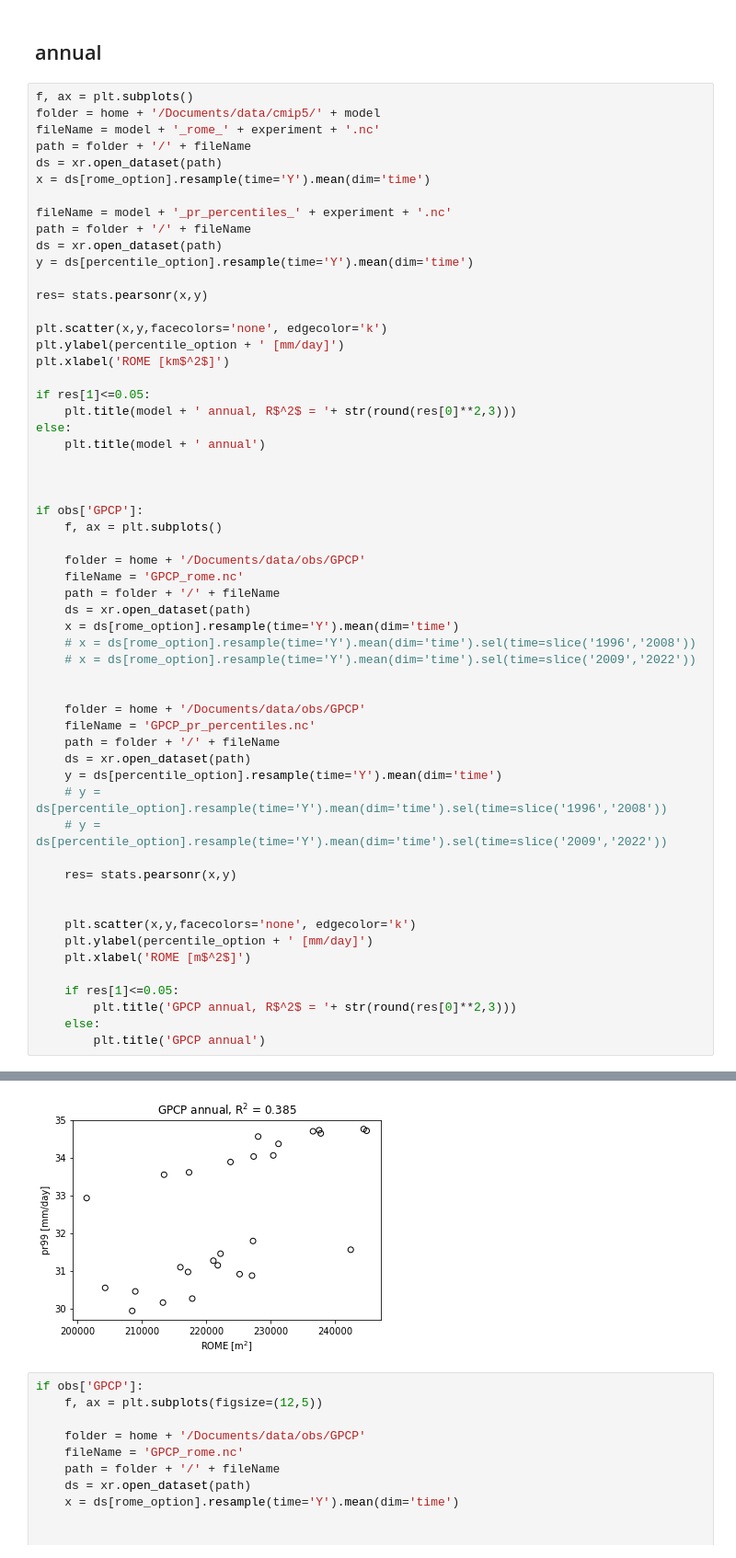
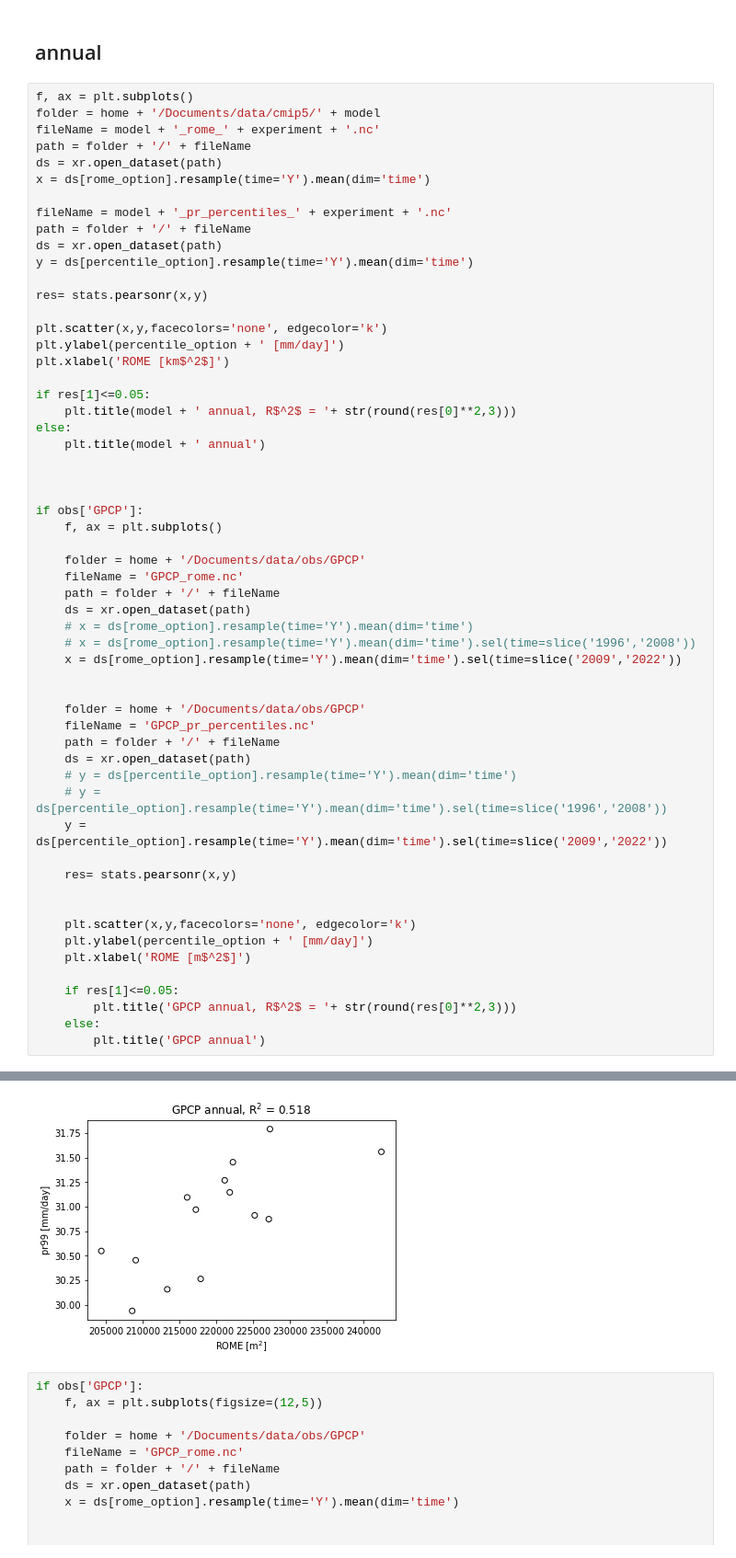
Before and after one commit to PBlackberg/phd, a Jupyter notebook: plotscripts/pr and org/prPercentile_rome.ipynb, the cells around one changed output, grey strips where cells are left out. Shown at 92% size. Cells and saved outputs as stored; diff of their text form.

```diff
--- a/plotscripts/pr and org/prPercentile_rome.ipynb
+++ b/plotscripts/pr and org/prPercentile_rome.ipynb
@@ -267,38 +267,38 @@ else:
 
 if obs['GPCP']:
     f, ax = plt.subplots()
 
     folder = home + '/Documents/data/obs/GPCP'
     fileName = 'GPCP_rome.nc'
     path = folder + '/' + fileName
     ds = xr.open_dataset(path)
-    x = ds[rome_option].resample(time='Y').mean(dim='time')
+    # x = ds[rome_option].resample(time='Y').mean(dim='time')
     # x = ds[rome_option].resample(time='Y').mean(dim='time').sel(time=slice('1996','2008'))
-    # x = ds[rome_option].resample(time='Y').mean(dim='time').sel(time=slice('2009','2022'))
+    x = ds[rome_option].resample(time='Y').mean(dim='time').sel(time=slice('2009','2022'))
 
 
     folder = home + '/Documents/data/obs/GPCP'
     fileName = 'GPCP_pr_percentiles.nc'
     path = folder + '/' + fileName
     ds = xr.open_dataset(path)
-    y = ds[percentile_option].resample(time='Y').mean(dim='time')
+    # y = ds[percentile_option].resample(time='Y').mean(dim='time')
     # y = ds[percentile_option].resample(time='Y').mean(dim='time').sel(time=slice('1996','2008'))
-    # y = ds[percentile_option].resample(time='Y').mean(dim='time').sel(time=slice('2009','2022'))
+    y = ds[percentile_option].resample(time='Y').mean(dim='time').sel(time=slice('2009','2022'))
 
     res= stats.pearsonr(x,y)
 
 
     plt.scatter(x,y,facecolors='none', edgecolor='k')
     plt.ylabel(percentile_option + ' [mm/day]')
     plt.xlabel('ROME [m$^2$]')
 
     if res[1]<=0.05:
         plt.title('GPCP annual, R$^2$ = '+ str(round(res[0]**2,3)))
     else:
         plt.title('GPCP annual')
 # %% [output]
 [figure]
-[figure, old version]
+[figure, new version]
 # %%
 if obs['GPCP']:
     f, ax = plt.subplots(figsize=(12,5))
```
Also changed, not shown: 1 other file.
